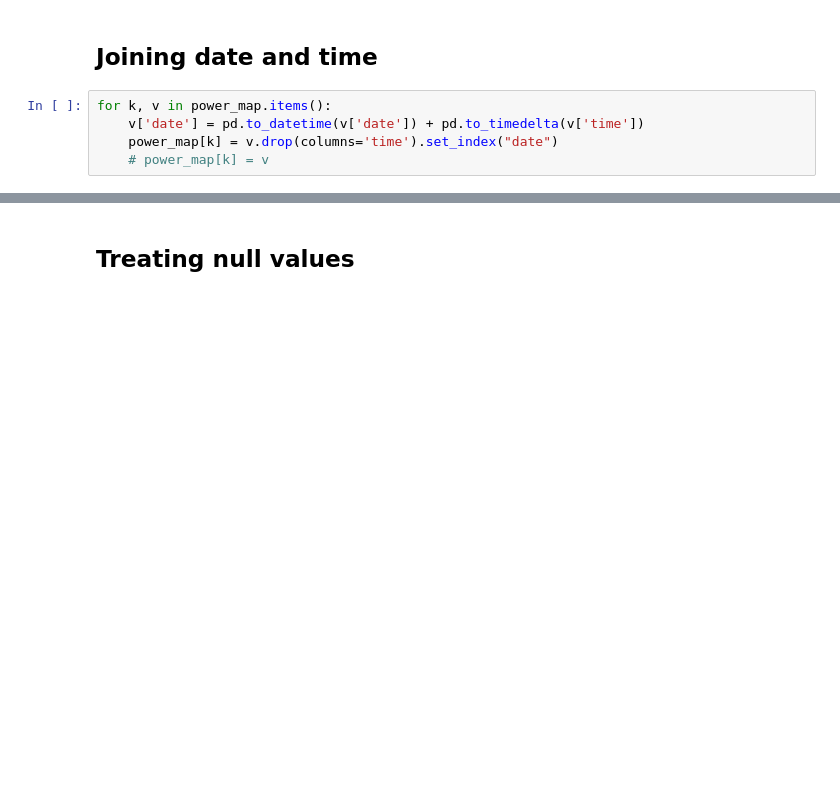
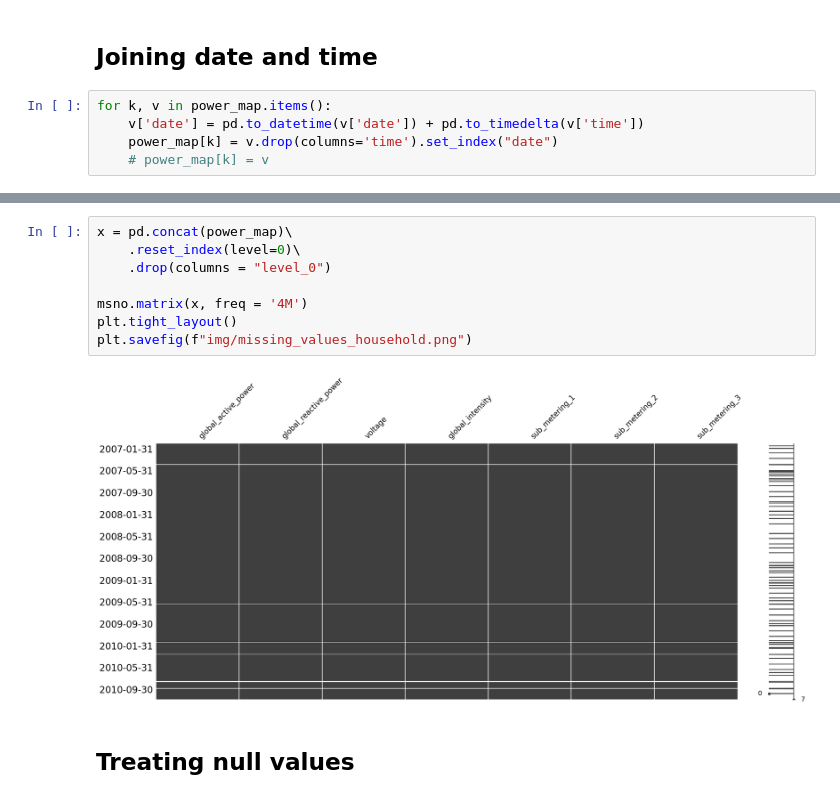
Before and after one commit to sabrinasartori/project-INF442, a Jupyter notebook: notebooks/02-data_pre_processing_household.ipynb, the cells around one changed output, grey strips where cells are left out. Saved outputs shown, nothing was run; the diff lists cells and outputs as text; blank space fills up the shorter version.

```diff
--- a/notebooks/02-data_pre_processing_household.ipynb
+++ b/notebooks/02-data_pre_processing_household.ipynb
@@ -79,3 +62,13 @@ power_map['2007']
+# %%
+x = pd.concat(power_map)\
+    .reset_index(level=0)\
+    .drop(columns = "level_0")
+
+msno.matrix(x, freq = '4M')
+plt.tight_layout()
+plt.savefig(f"img/missing_values_household.png")
+# %% [output]
+[figure, added]
 # %% [markdown]
 ## Treating null values
 # %% [markdown]
```
Also changed, not shown: parts of 6 cells of this notebook, 13 other files.
